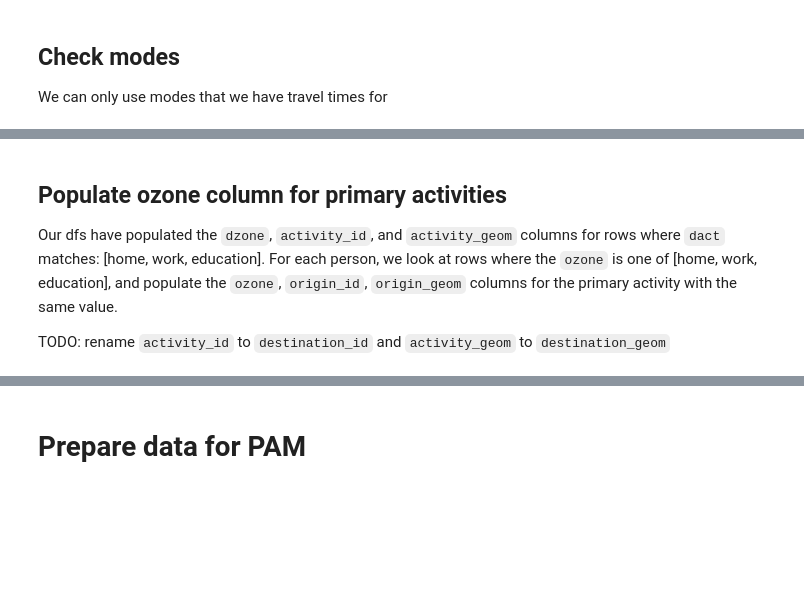
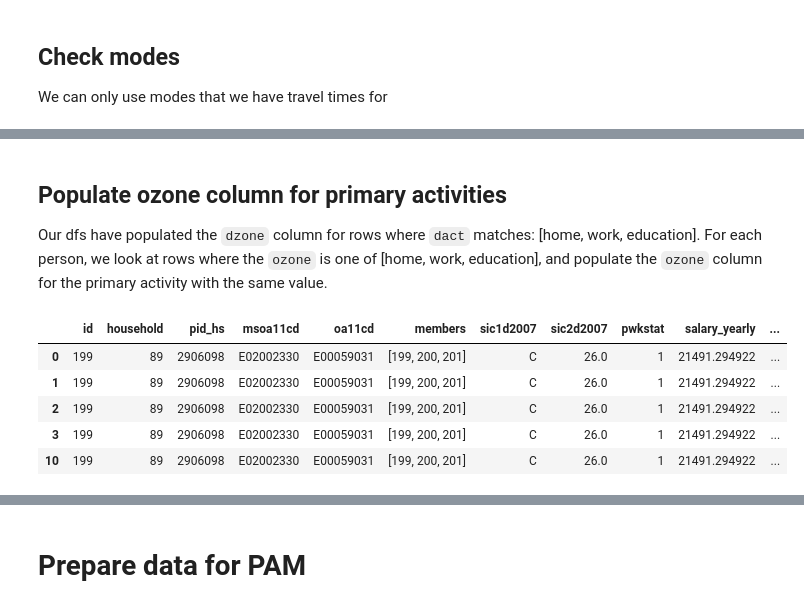
Before and after one commit to Urban-Analytics-Technology-Platform/acbm, a Jupyter notebook: notebooks/sandbox_exploring_pam.ipynb, the cells around one changed output, grey strips where cells are left out. Saved outputs shown, nothing was run; the diff lists cells and outputs as text; code cells hidden in the pictures; blank space fills up the shorter version.

```diff
--- a/notebooks/sandbox_exploring_pam.ipynb
+++ b/notebooks/sandbox_exploring_pam.ipynb
@@ -220,7 +314,5 @@ activity_chains_all["mode"] = activity_chains_all["mode"].replace("motorcycle",
 # %% [markdown]
 ## Populate ozone column for primary activities
 
-Our dfs have populated the `dzone`, `activity_id`, and `activity_geom` columns for rows where `dact` matches: [home, work, education].
-For each person, we look at rows where the `ozone` is one of [home, work, education], and populate the `ozone`, `origin_id`, `origin_geom` columns for the primary activity with the same value.
-
-TODO: rename `activity_id` to `destination_id` and `activity_geom` to `destination_geom`
+Our dfs have populated the `dzone` column for rows where `dact` matches: [home, work, education].
+For each person, we look at rows where the `ozone` is one of [home, work, education], and populate the `ozone` column for the primary activity with the same value.
@@ -261,0 +414,19 @@ activity_chains_all["ozone"] = activity_chains_all.apply(get_ozone, axis=1)
+# %%
+# Apply the function
+activity_chains_all = shift_and_fill_column(
+    data = activity_chains_all,
+    group_col = 'id',
+    source_col ='dzone',
+    target_col = 'ozone',
+    initial_value_col='hzone',
+    oact_col='oact',
+    hzone_col='hzone')
+
+activity_chains_all.head(5)
+# %% [output]
+|  | id | household | pid_hs | msoa11cd | oa11cd | members | sic1d2007 | sic2d2007 | pwkstat | salary_yearly | ... |
+| 0 | 199 | 89 | 2906098 | E02002330 | E00059031 | [199, 200, 201] | C | 26.0 | 1 | 21491.294922 | ... |
+| 1 | 199 | 89 | 2906098 | E02002330 | E00059031 | [199, 200, 201] | C | 26.0 | 1 | 21491.294922 | ... |
+| 2 | 199 | 89 | 2906098 | E02002330 | E00059031 | [199, 200, 201] | C | 26.0 | 1 | 21491.294922 | ... |
+| 3 | 199 | 89 | 2906098 | E02002330 | E00059031 | [199, 200, 201] | C | 26.0 | 1 | 21491.294922 | ... |
+| 10 | 199 | 89 | 2906098 | E02002330 | E00059031 | [199, 200, 201] | C | 26.0 | 1 | 21491.294922 | ... |
```
Also changed, not shown: parts of 45 cells of this notebook.
